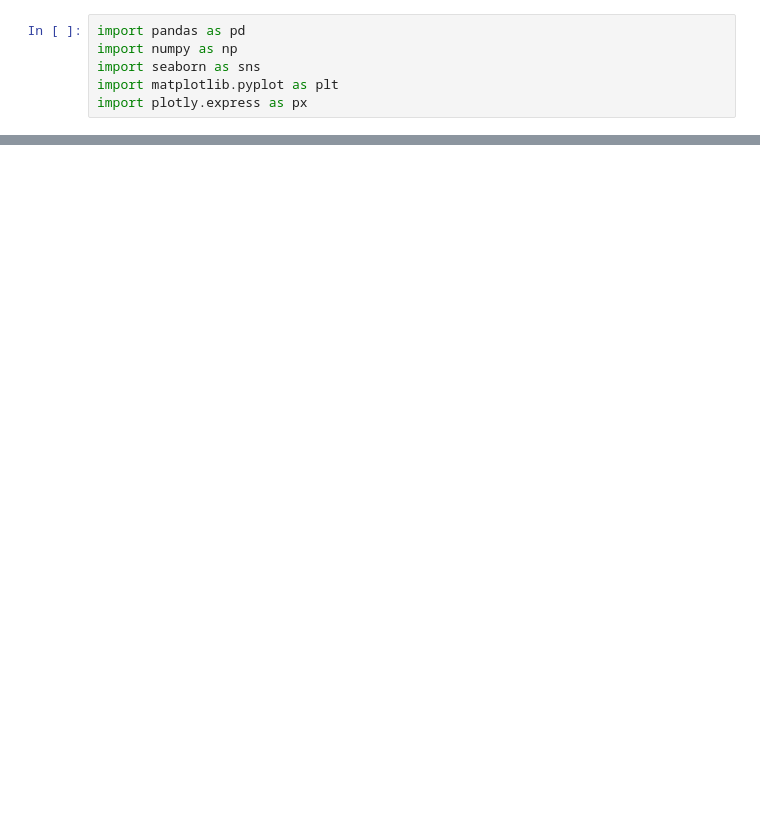
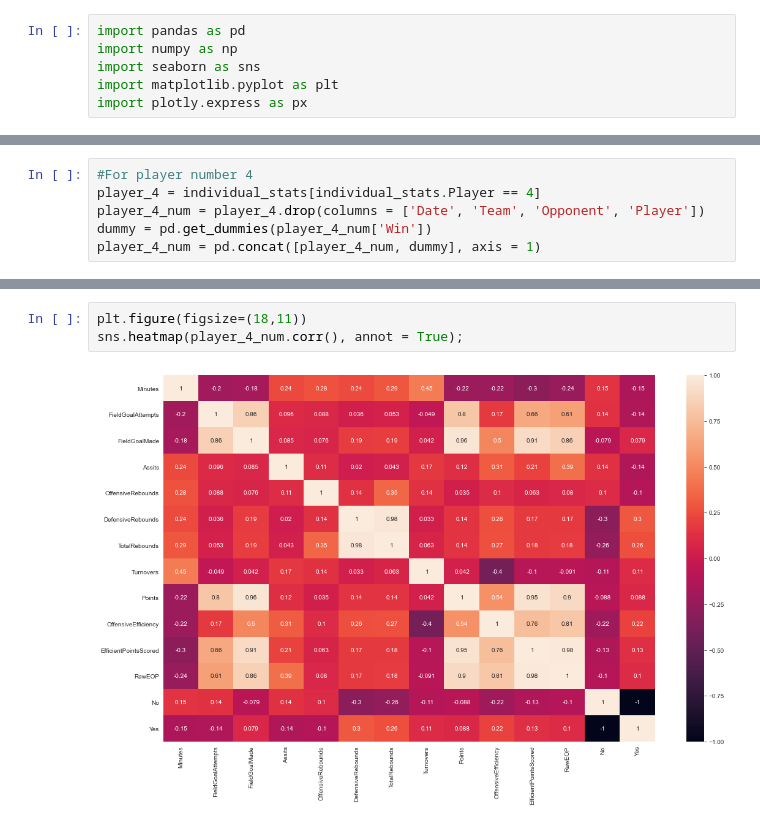
Before and after one commit to jreckin/FunAnalyticalStuff, a Jupyter notebook: individual_stats.ipynb, the cells around one changed output, grey strips where cells are left out. Drawn from its saved outputs; the diff is of its cells as text; blank space fills up the shorter version.

```diff
--- a/individual_stats.ipynb
+++ b/individual_stats.ipynb
@@ -157,0 +136,6 @@ grid.fig.tight_layout(w_pad = 1)
+# %%
+#For player number 4
+player_4 = individual_stats[individual_stats.Player == 4]
+player_4_num = player_4.drop(columns = ['Date', 'Team', 'Opponent', 'Player'])
+dummy = pd.get_dummies(player_4_num['Win'])
+player_4_num = pd.concat([player_4_num, dummy], axis = 1)
@@ -157,0 +160,5 @@ grid.fig.tight_layout(w_pad = 1)
+# %%
+plt.figure(figsize=(18,11))
+sns.heatmap(player_4_num.corr(), annot = True);
+# %% [output]
+[figure, added]
```
Also changed, not shown: parts of 13 cells of this notebook, 3 other files.
